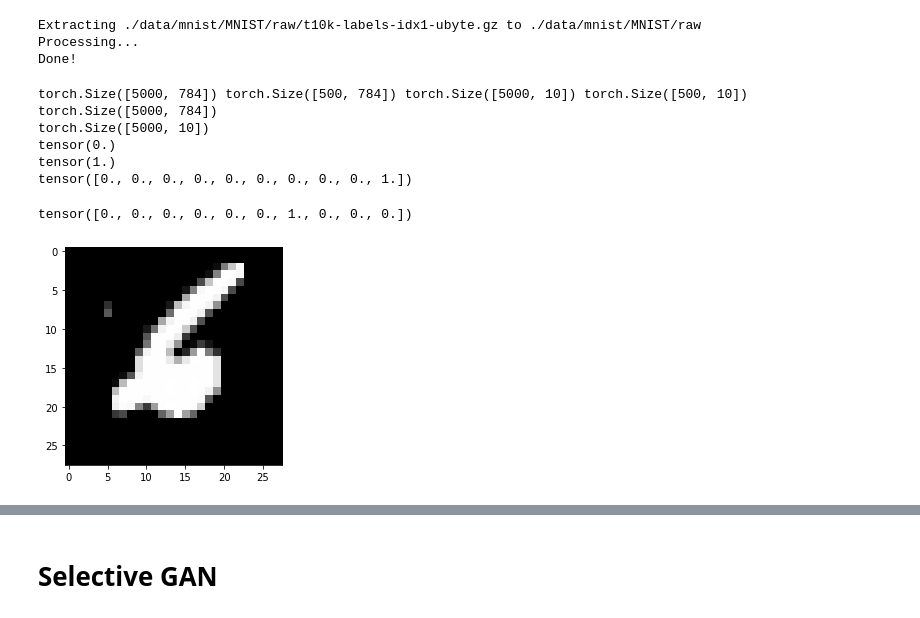
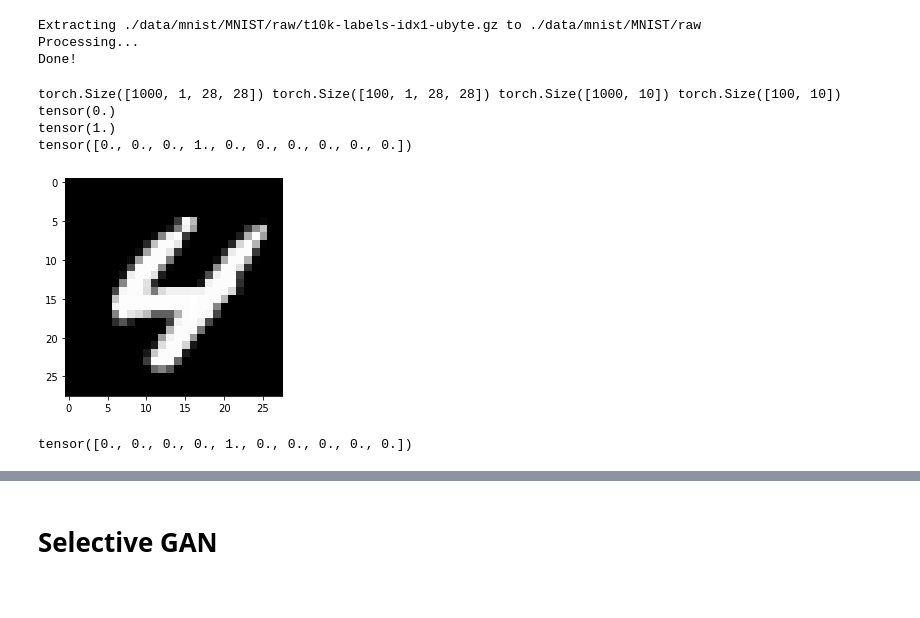
Before and after one commit to Akhilez/ml_gallery, a Jupyter notebook: ml_py/MLGallery/selective_generator/colab.ipynb, the cells around one changed output, grey strips where cells are left out. Saved outputs shown, nothing was run; the diff lists cells and outputs as text; code cells hidden in the pictures.

```diff
--- a/ml_py/MLGallery/selective_generator/colab.ipynb
+++ b/ml_py/MLGallery/selective_generator/colab.ipynb
@@ -66,15 +70,5 @@ y_train = []
 # %%
 def to_one_hot(x):
-    b = np.zeros((x.size, 10))
-    b[np.arange(x.size), x] = 1
+    b = np.zeros((len(x), 10))
+    b[np.arange(len(x)), x] = 1
     return b
-# %%
-for data in test_loader:
-    y_test_i = data[1].numpy()
-    x_test_i = data[0].numpy()
-
-    x_test_i = x_test_i.reshape((28, 28))
-    y_test_i = y_test_i[0]
-
-    x_test.append(x_test_i)
-    y_test.append(y_test_i)
@@ -84,13 +75,10 @@ x_test = torch.Tensor(x_test).reshape((-1, 784))
-# %%
-for data in train_loader:
-    y_test_i = data[1].numpy()
-    x_test_i = data[0].numpy()
-
-    x_test_i = x_test_i.reshape((28, 28))
-    y_test_i = y_test_i[0]
-
-    x_train.append(x_test_i)
-    y_train.append(y_test_i)
-
-y_train = torch.Tensor(to_one_hot(np.array(y_train)))
-x_train = torch.Tensor(x_train).reshape((-1, 784))
+# %%
+x_test = []
+y_test = []
+
+for data in test_loader:
+    x_test.append(data[0].reshape(1, 28, 28).numpy())
+    y_test.append(data[1][0])
+
+y_test = torch.Tensor(to_one_hot(y_test))
+x_test = torch.Tensor(x_test)
@@ -101,19 +99,16 @@ y_train = y_train[:5000]
 y_test = y_test[:500]
 # %%
 print(x_train.shape, x_test.shape, y_train.shape, y_test.shape)
-print(x_train.shape)
-print(y_train.shape)
 
 print(torch.min(x_test))
 print(torch.max(x_test))
+
 print(y_train[0])
 # %% [output]
-torch.Size([5000, 784]) torch.Size([500, 784]) torch.Size([5000, 10]) torch.Size([500, 10])
-torch.Size([5000, 784])
-torch.Size([5000, 10])
+torch.Size([1000, 1, 28, 28]) torch.Size([100, 1, 28, 28]) torch.Size([1000, 10]) torch.Size([100, 10])
 tensor(0.)
 tensor(1.)
-tensor([0., 0., 0., 0., 0., 0., 0., 0., 0., 1.])
+tensor([0., 0., 0., 1., 0., 0., 0., 0., 0., 0.])
 # %%
 def plot_image(x):
     plt.imshow(x, cmap='gray')
@@ -121,11 +116,10 @@ def plot_image(x):
 # %%
-index = 12
+index = 13
 plot_image(x_test[index].numpy().reshape((28, 28)))
 print(y_test[index])
-plt.show()
 # %% [output]
+[figure, new version]
-tensor([0., 0., 0., 0., 0., 0., 1., 0., 0., 0.])
+tensor([0., 0., 0., 0., 1., 0., 0., 0., 0., 0.])
-[figure, old version]
 # %%
 def get_random(shape, min_=-0.5, max_=0.5):
     return torch.FloatTensor(*shape).uniform_(min_, max_).requires_grad_()
```
Also changed, not shown: parts of 27 cells of this notebook.
